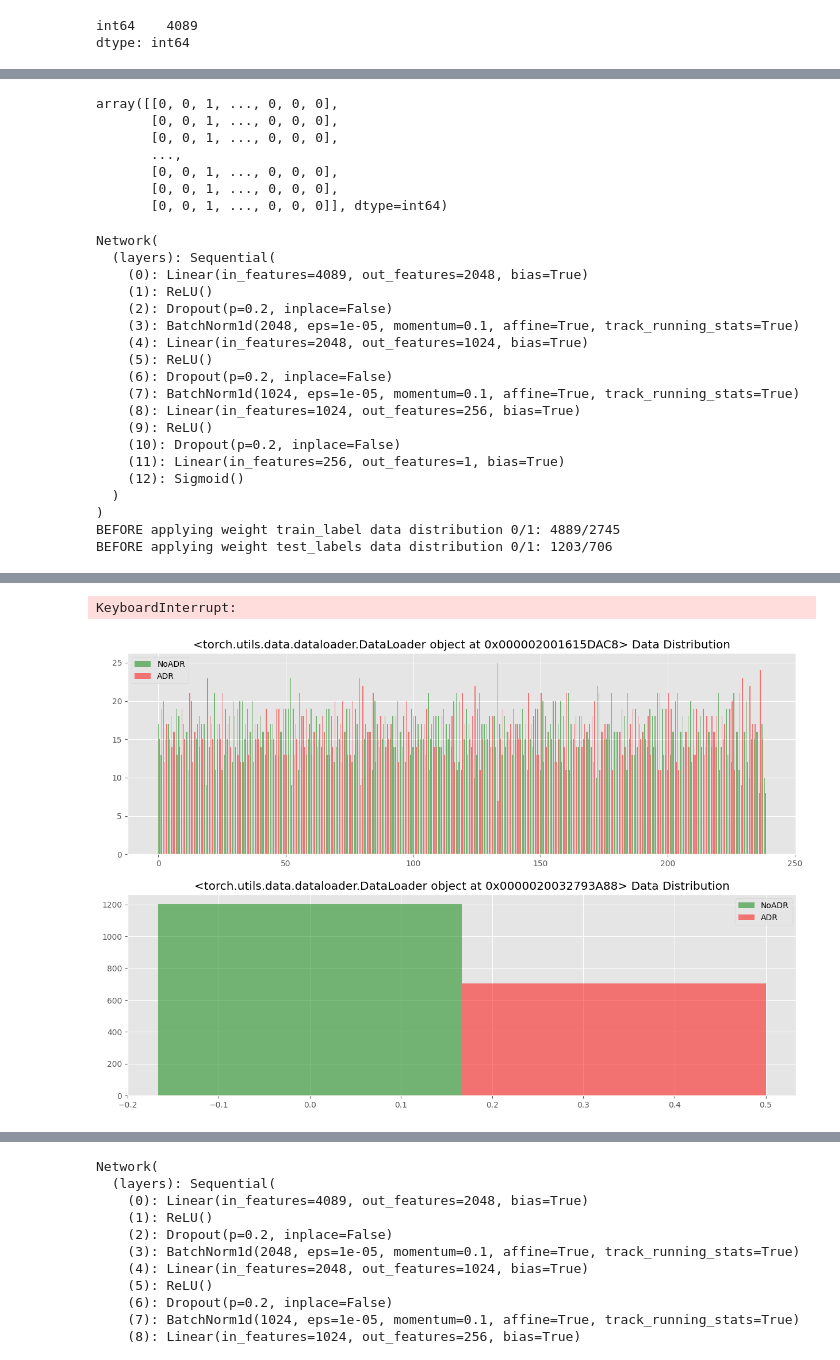
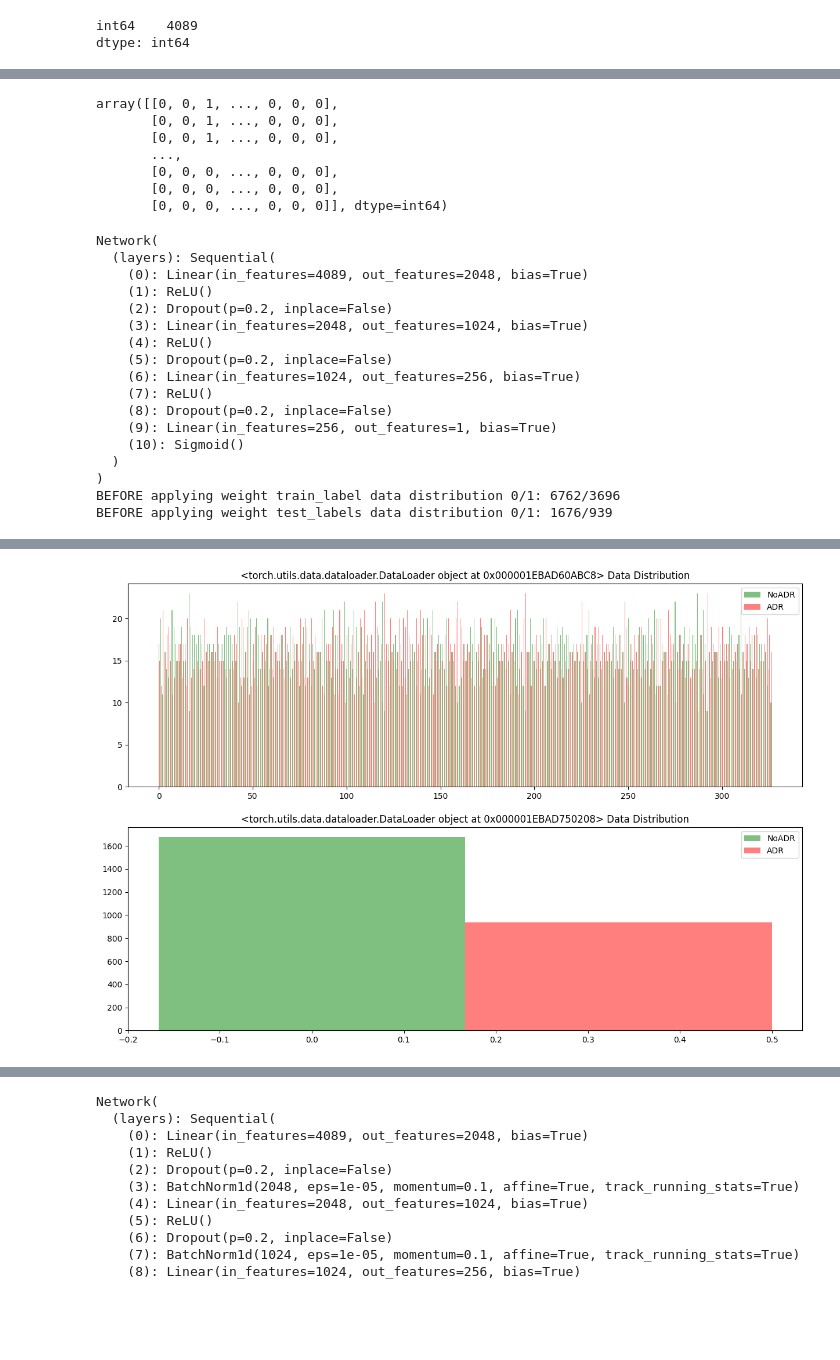
Before and after one commit to akumaharit/PredictingType2ADRwithHLAandMorgan, a Jupyter notebook: code/4 - Training & Testing/1 YesorNO ADR Model (Experiment) BatchNorm.ipynb, the cells around one changed output, grey strips where cells are left out. Drawn from its saved outputs; the diff is of its cells as text; code cells hidden in the pictures; blank space fills up the shorter version.

```diff
--- a/code/4 - Training & Testing/1 YesorNO ADR Model (Experiment) BatchNorm.ipynb
+++ b/code/4 - Training & Testing/1 YesorNO ADR Model (Experiment) BatchNorm.ipynb
@@ -29,7 +29,7 @@ Name: ADR, dtype: int64
 # Drop unnecessary columns
 df_stratify = pd.DataFrame()
 df['ADR'] = df['ADR'].replace({'SJS': 0, 'TEN': 1, 'MPexanthema':2,'MPeruption':3})
-df = df[df['ADR'].isin([0,1])] #ลบ MP ออก
+#df = df[df['ADR'].isin([0,1])] #ลบ MP ออก
 df_stratify['ADR'] = df['ADR'].copy()
 df.drop(columns=['No_ADR','ADR','ADR_MPeruption','ADR_MPexanthema','ADR_SJS','ADR_TEN','Cohort ethnicity','Allele','Drug'], inplace=True)
 # %%
@@ -128,9 +130,9 @@ array([[0, 0, 1, ..., 0, 0, 0],
        [0, 0, 1, ..., 0, 0, 0],
        [0, 0, 1, ..., 0, 0, 0],
        ...,
-       [0, 0, 1, ..., 0, 0, 0],
-       [0, 0, 1, ..., 0, 0, 0],
-       [0, 0, 1, ..., 0, 0, 0]], dtype=int64)
+       [0, 0, 0, ..., 0, 0, 0],
+       [0, 0, 0, ..., 0, 0, 0],
+       [0, 0, 0, ..., 0, 0, 0]], dtype=int64)
 # %%
 def get_dataloaders(batch_size):
 
@@ -344,7 +352,7 @@ optimizer = torch.optim.Adam(model.parameters(), lr=learning_rate,weight_decay=0
 loss_fn = nn.BCELoss()
 
 # Assign Run Name
-name = f"Model-8_FINAL_BatchNorm_Batch32_1000"
+name = f"Model-8_FINALFINAL_WITHOUTbatchnorm_batch32_dropout_hidden2_nodropanything"
 dir = os.path.join('logs_FINAL', name)
 writer = SummaryWriter()
 total_train_loss = []
@@ -370,27 +378,26 @@ for t in range(epochs):
         tf.summary.scalar("f1_score", test_f1, step=t)
         tf.summary.scalar("recall_score", test_recall, step=t)
         # trial.report(test_loss, epoch)
-save_graphs(name,total_train_acc,total_test_acc,total_train_loss,total_test_loss)
-save_CFmatrix(name)
-save_PRAUC(name)
-save_model(name,optimizer,loss_fn)
+# save_modeljingjing(name)
+# save_graphs(name,total_train_acc,total_test_acc,total_train_loss,total_test_loss)
+# save_CFmatrix(name)
+# save_PRAUC(name)
+# save_model(name,optimizer,loss_fn)
 # %% [output]
 Network(
   (layers): Sequential(
     (0): Linear(in_features=4089, out_features=2048, bias=True)
     (1): ReLU()
     (2): Dropout(p=0.2, inplace=False)
-    (3): BatchNorm1d(2048, eps=1e-05, momentum=0.1, affine=True, track_running_stats=True)
-    (4): Linear(in_features=2048, out_features=1024, bias=True)
-    (5): ReLU()
-    (6): Dropout(p=0.2, inplace=False)
-    (7): BatchNorm1d(1024, eps=1e-05, momentum=0.1, affine=True, track_running_stats=True)
-    (8): Linear(in_features=1024, out_features=256, bias=True)
-    (9): ReLU()
-    (10): Dropout(p=0.2, inplace=False)
-    (11): Linear(in_features=256, out_features=1, bias=True)
-    (12): Sigmoid()
+    (3): Linear(in_features=2048, out_features=1024, bias=True)
+    (4): ReLU()
+    (5): Dropout(p=0.2, inplace=False)
+    (6): Linear(in_features=1024, out_features=256, bias=True)
+    (7): ReLU()
+    (8): Dropout(p=0.2, inplace=False)
+    (9): Linear(in_features=256, out_features=1, bias=True)
+    (10): Sigmoid()
   )
 )
-BEFORE applying weight train_label data distribution 0/1: 4889/2745
-BEFORE applying weight test_labels data distribution 0/1: 1203/706
+BEFORE applying weight train_label data distribution 0/1: 6762/3696
+BEFORE applying weight test_labels data distribution 0/1: 1676/939
@@ -414,2 +421 @@ epoch: 247, train loss: 0.5653, test loss: 0.5652, train acc: 0.7044, test acc:
-KeyboardInterrupt:
-[figure, old version]
+[figure, new version]
```
Also changed, not shown: parts of 17 cells of this notebook, 54 other files.
